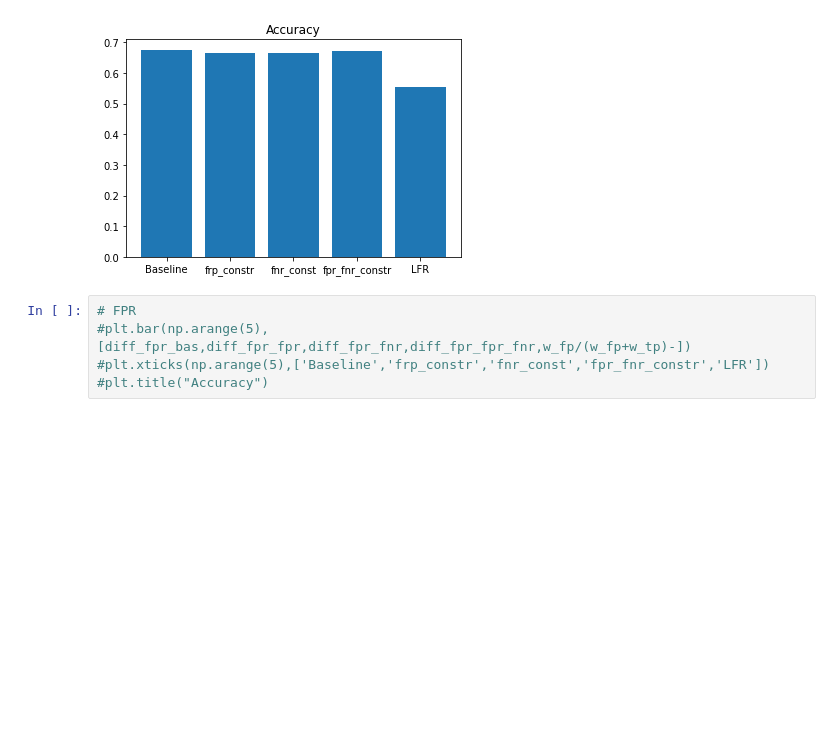
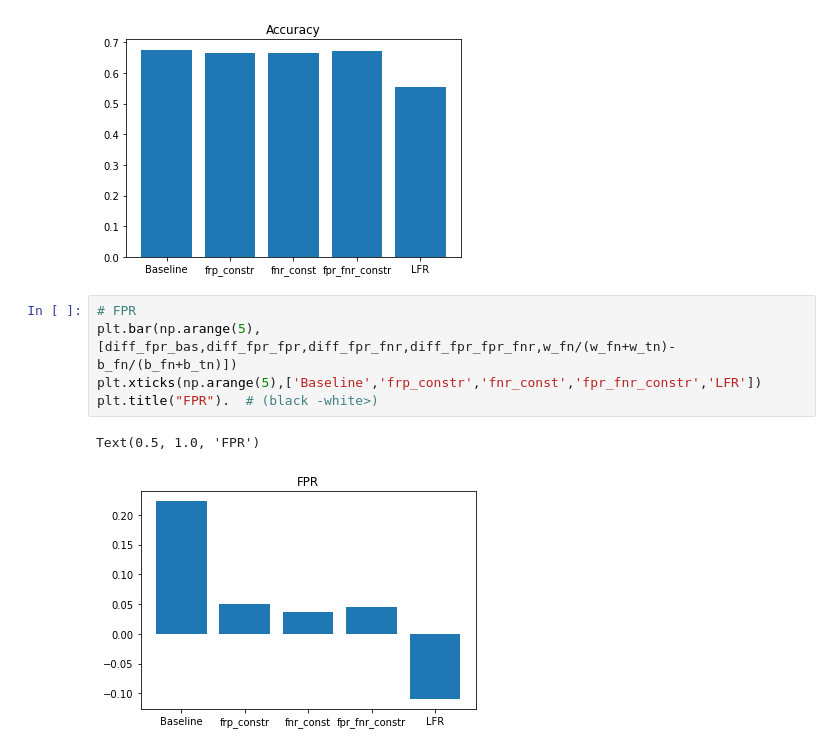
Before and after one commit to TZstatsADS/fall2022-project4-prj4-group3, a Jupyter notebook: doc/main.ipynb, the cells around one changed output. Drawn from its saved outputs; the diff is of its cells as text; blank space fills up the shorter version.

```diff
--- a/doc/main.ipynb
+++ b/doc/main.ipynb
@@ -1081,6 +1081,9 @@ Text(0.5, 1.0, 'Accuracy')
 [figure]
 # %%
 # FPR
-#plt.bar(np.arange(5),[diff_fpr_bas,diff_fpr_fpr,diff_fpr_fnr,diff_fpr_fpr_fnr,w_fp/(w_fp+w_tp)-])
-#plt.xticks(np.arange(5),['Baseline','frp_constr','fnr_const','fpr_fnr_constr','LFR'])
-#plt.title("Accuracy")
+plt.bar(np.arange(5),[diff_fpr_bas,diff_fpr_fpr,diff_fpr_fnr,diff_fpr_fpr_fnr,w_fn/(w_fn+w_tn)-b_fn/(b_fn+b_tn)])
+plt.xticks(np.arange(5),['Baseline','frp_constr','fnr_const','fpr_fnr_constr','LFR'])
+plt.title("FPR").  # (black -white>)
+# %% [output]
+Text(0.5, 1.0, 'FPR')
+[figure, added]
```
Also changed, not shown: parts of 2 cells of this notebook.
